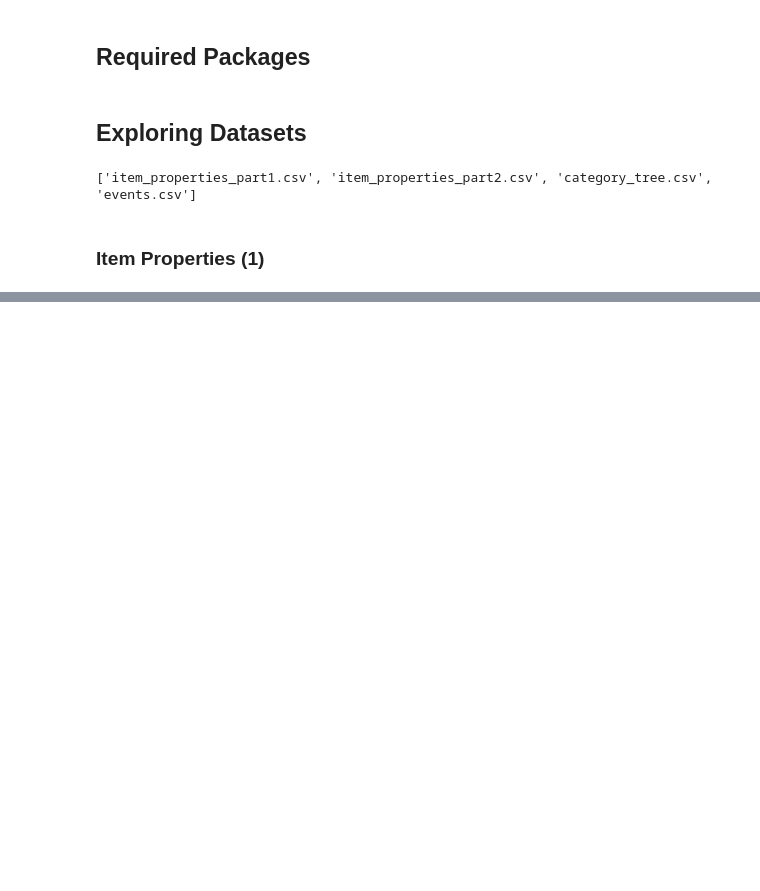
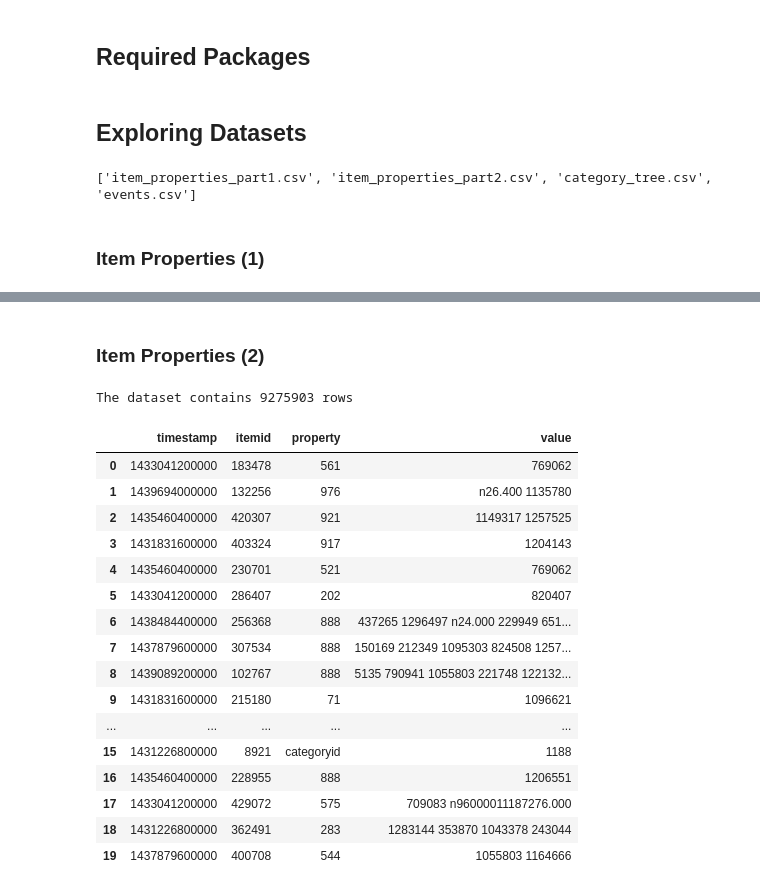
Before and after one commit to anshalchopra/E-Commerce-Pipeline, a Jupyter notebook: Notebooks/Exploring Datasets.ipynb, the cells around one changed output, grey strips where cells are left out. Cells and saved outputs as stored; diff of their text form; code cells hidden in the pictures; blank space fills up the shorter version.

```diff
--- a/Notebooks/Exploring Datasets.ipynb
+++ b/Notebooks/Exploring Datasets.ipynb
@@ -32,0 +45,25 @@ The dataset contains 10999999 items
+# %% [markdown]
+### Item Properties (2)
+# %%
+item_properties2 = pd.read_csv("../Datasets/2/item_properties_part2.csv")
+print(f'The dataset contains {len(item_properties2)} rows')
+item_properties2.head(20)
+# %% [output]
+The dataset contains 9275903 rows
+|  | timestamp | itemid | property | value |
+| 0 | 1433041200000 | 183478 | 561 | 769062 |
+| 1 | 1439694000000 | 132256 | 976 | n26.400 1135780 |
+| 2 | 1435460400000 | 420307 | 921 | 1149317 1257525 |
+| 3 | 1431831600000 | 403324 | 917 | 1204143 |
+| 4 | 1435460400000 | 230701 | 521 | 769062 |
+| 5 | 1433041200000 | 286407 | 202 | 820407 |
+| 6 | 1438484400000 | 256368 | 888 | 437265 1296497 n24.000 229949 651... |
+| 7 | 1437879600000 | 307534 | 888 | 150169 212349 1095303 824508 1257... |
+| 8 | 1439089200000 | 102767 | 888 | 5135 790941 1055803 221748 122132... |
+| 9 | 1431831600000 | 215180 | 71 | 1096621 |
+| ... | ... | ... | ... | ... |
+| 15 | 1431226800000 | 8921 | categoryid | 1188 |
+| 16 | 1435460400000 | 228955 | 888 | 1206551 |
+| 17 | 1433041200000 | 429072 | 575 | 709083 n96000011187276.000 |
+| 18 | 1431226800000 | 362491 | 283 | 1283144 353870 1043378 243044 |
+| 19 | 1437879600000 | 400708 | 544 | 1055803 1164666 |
```
Also changed, not shown: parts of 22 cells of this notebook, 1 other file.
